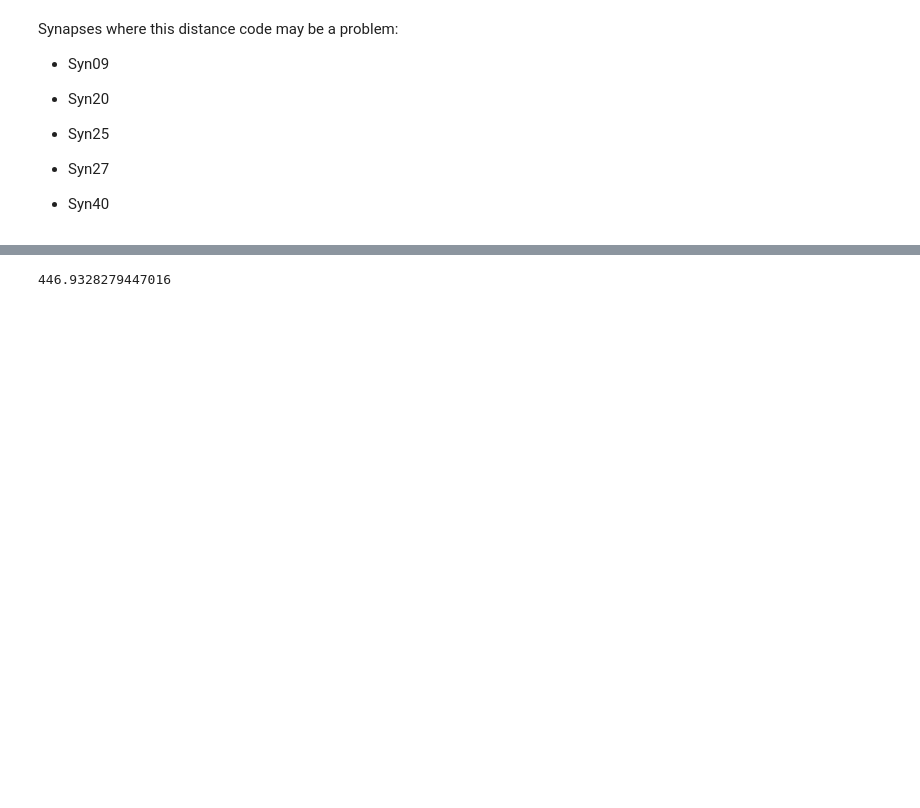
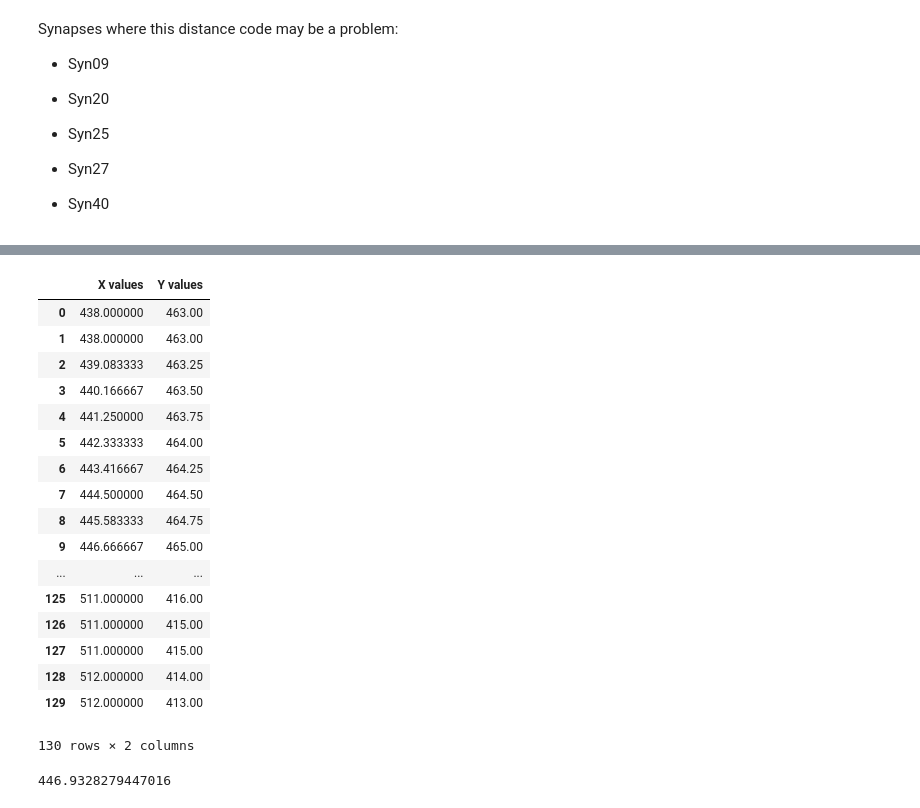
Before and after one commit to audreytmedeiros/Morgan-Lab, a Jupyter notebook: SVDistributiontest.ipynb, the cells around one changed output, grey strips where cells are left out. Saved outputs shown, nothing was run; the diff lists cells and outputs as text; code cells hidden in the pictures; blank space fills up the shorter version.

```diff
--- a/SVDistributiontest.ipynb
+++ b/SVDistributiontest.ipynb
@@ -72,3 +81,51 @@ x_fin, y_fin
+# %%
+#Code to get all SV X,Y Coordinates. Ensure Path import is done!
+
+##Unzip SV folder
+import zipfile
+with zipfile.ZipFile("Syn82SV.zip","r") as zip_ref:
+    zip_ref.extractall("SV ROI Folder/")
+
+##Create path where all ROIs are
+vesicle_path = Path('SV ROI Folder/')
+vesicle_path.exists()
+
+##Make an array called names where you will put the X,Y coordinates from the ROI file name
+names = []
+for file in vesicle_path.iterdir():
+    names.append(file.stem)
+
+##Create arrays for X and Y coordinates for reach SV
+names_split = [name.split('-') for name in names]
+v_x, v_y = [], []
+for y_str, x_str in names_split:
+    v_x.append(int(x_str))
+    v_y.append(int(y_str))
+
+
+#If you want to make sure it worked and see all of your X,Y values of your line now
+Vtabletest = {'X values':v_x, 'Y values':v_y}
+Vtable_pd = pd.DataFrame(Ltabletest)
+Vtable_pd
+# %% [output]
+|  | X values | Y values |
+| 0 | 438.000000 | 463.00 |
+| 1 | 438.000000 | 463.00 |
+| 2 | 439.083333 | 463.25 |
+| 3 | 440.166667 | 463.50 |
+| 4 | 441.250000 | 463.75 |
+| 5 | 442.333333 | 464.00 |
+| 6 | 443.416667 | 464.25 |
+| 7 | 444.500000 | 464.50 |
+| 8 | 445.583333 | 464.75 |
+| 9 | 446.666667 | 465.00 |
+| ... | ... | ... |
+| 125 | 511.000000 | 416.00 |
+| 126 | 511.000000 | 415.00 |
+| 127 | 511.000000 | 415.00 |
+| 128 | 512.000000 | 414.00 |
+| 129 | 512.000000 | 413.00 |
+130 rows × 2 columns
 # %%
 #Create variables for conditions
 SVdistances_aSynCon =
```
Also changed, not shown: parts of 2 cells of this notebook.
